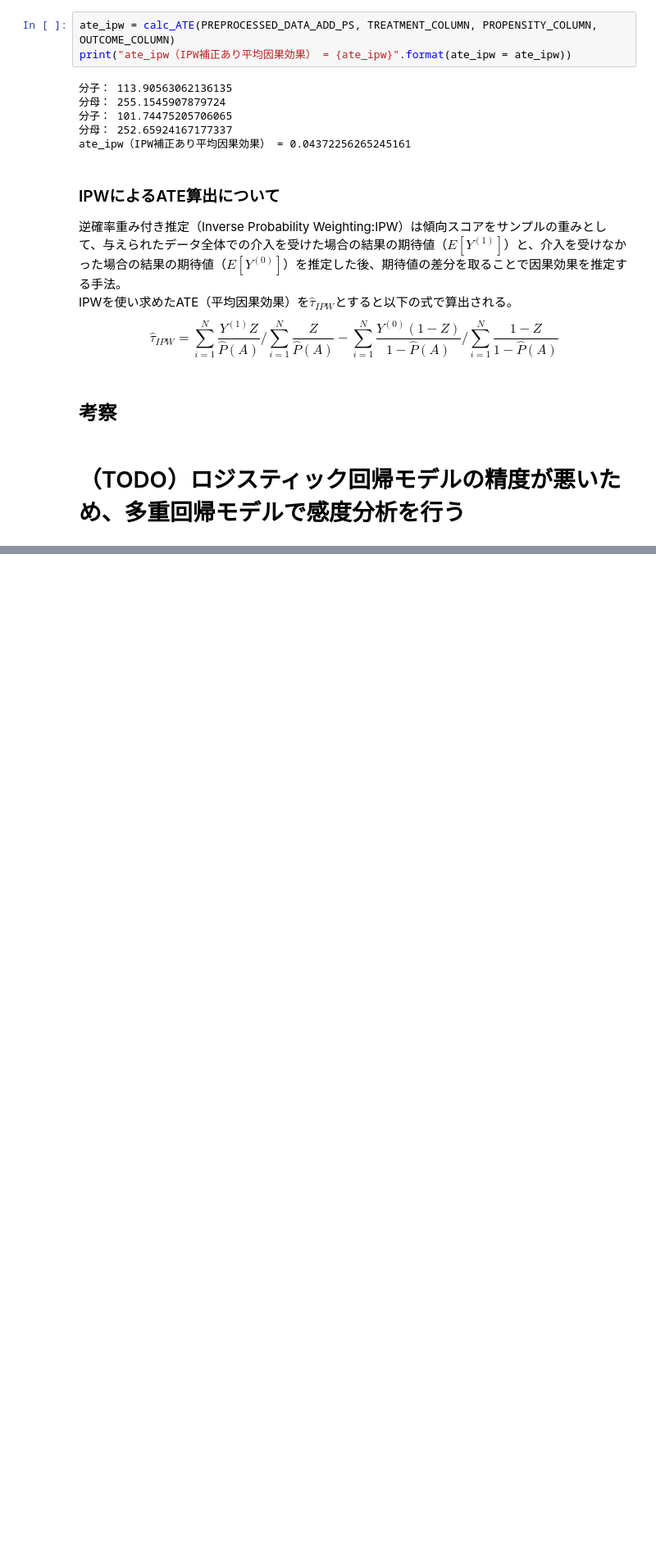
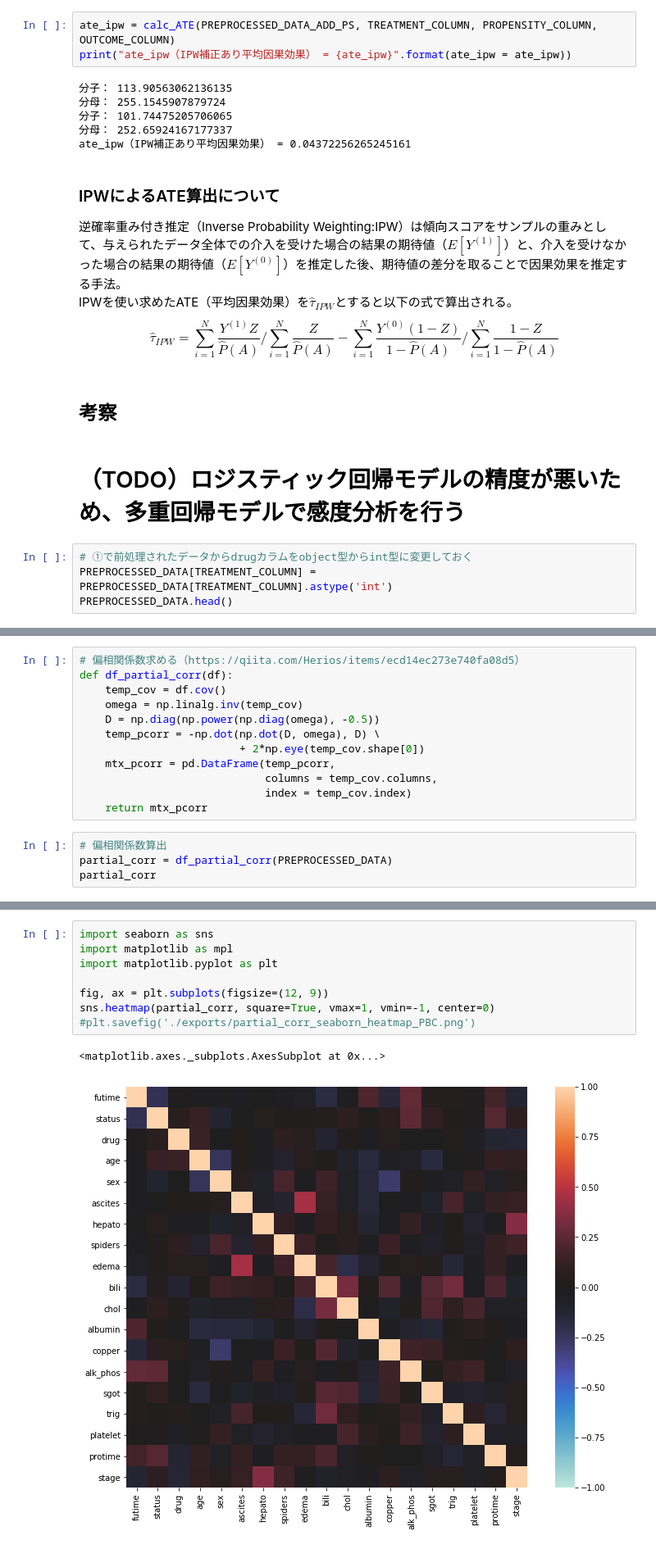
Before and after one commit to Itsuki-Hamano123/practice-casualeffect, a Jupyter notebook: Calculation_ATE_ATT_From_PBC.ipynb, the cells around one changed output, grey strips where cells are left out. Shown at 82% size. Drawn from its saved outputs; the diff is of its cells as text; blank space fills up the shorter version.

```diff
--- a/Calculation_ATE_ATT_From_PBC.ipynb
+++ b/Calculation_ATE_ATT_From_PBC.ipynb
@@ -429,3 +429,7 @@ $$\hat{\tau}_{IPW} = \sum_{i=1}^N \frac{Y^{(1)}Z}{\hat{P}(A)}/\sum_{i=1}^N \frac
 ## 考察
 # %% [markdown]
 # （TODO）ロジスティック回帰モデルの精度が悪いため、多重回帰モデルで感度分析を行う
+# %%
+# ①で前処理されたデータからdrugカラムをobject型からint型に変更しておく
+PREPROCESSED_DATA[TREATMENT_COLUMN] = PREPROCESSED_DATA[TREATMENT_COLUMN].astype('int')
+PREPROCESSED_DATA.head()
@@ -431,0 +443,16 @@ $$\hat{\tau}_{IPW} = \sum_{i=1}^N \frac{Y^{(1)}Z}{\hat{P}(A)}/\sum_{i=1}^N \frac
+# %%
+# 偏相関係数求める（https://qiita.com/Herios/items/ecd14ec273e740fa08d5）
+def df_partial_corr(df):
+    temp_cov = df.cov()
+    omega = np.linalg.inv(temp_cov)
+    D = np.diag(np.power(np.diag(omega), -0.5))
+    temp_pcorr = -np.dot(np.dot(D, omega), D) \
+                         + 2*np.eye(temp_cov.shape[0])
+    mtx_pcorr = pd.DataFrame(temp_pcorr,
+                             columns = temp_cov.columns,
+                             index = temp_cov.index)
+    return mtx_pcorr
+# %%
+# 偏相関係数算出
+partial_corr = df_partial_corr(PREPROCESSED_DATA)
+partial_corr
@@ -431,0 +477,11 @@ $$\hat{\tau}_{IPW} = \sum_{i=1}^N \frac{Y^{(1)}Z}{\hat{P}(A)}/\sum_{i=1}^N \frac
+# %%
+import seaborn as sns
+import matplotlib as mpl
+import matplotlib.pyplot as plt
+
+fig, ax = plt.subplots(figsize=(12, 9))
+sns.heatmap(partial_corr, square=True, vmax=1, vmin=-1, center=0)
+#plt.savefig('./exports/partial_corr_seaborn_heatmap_PBC.png')
+# %% [output]
+<matplotlib.axes._subplots.AxesSubplot at 0x...>
+[figure, added]
```
Also changed, not shown: parts of 13 cells of this notebook.
